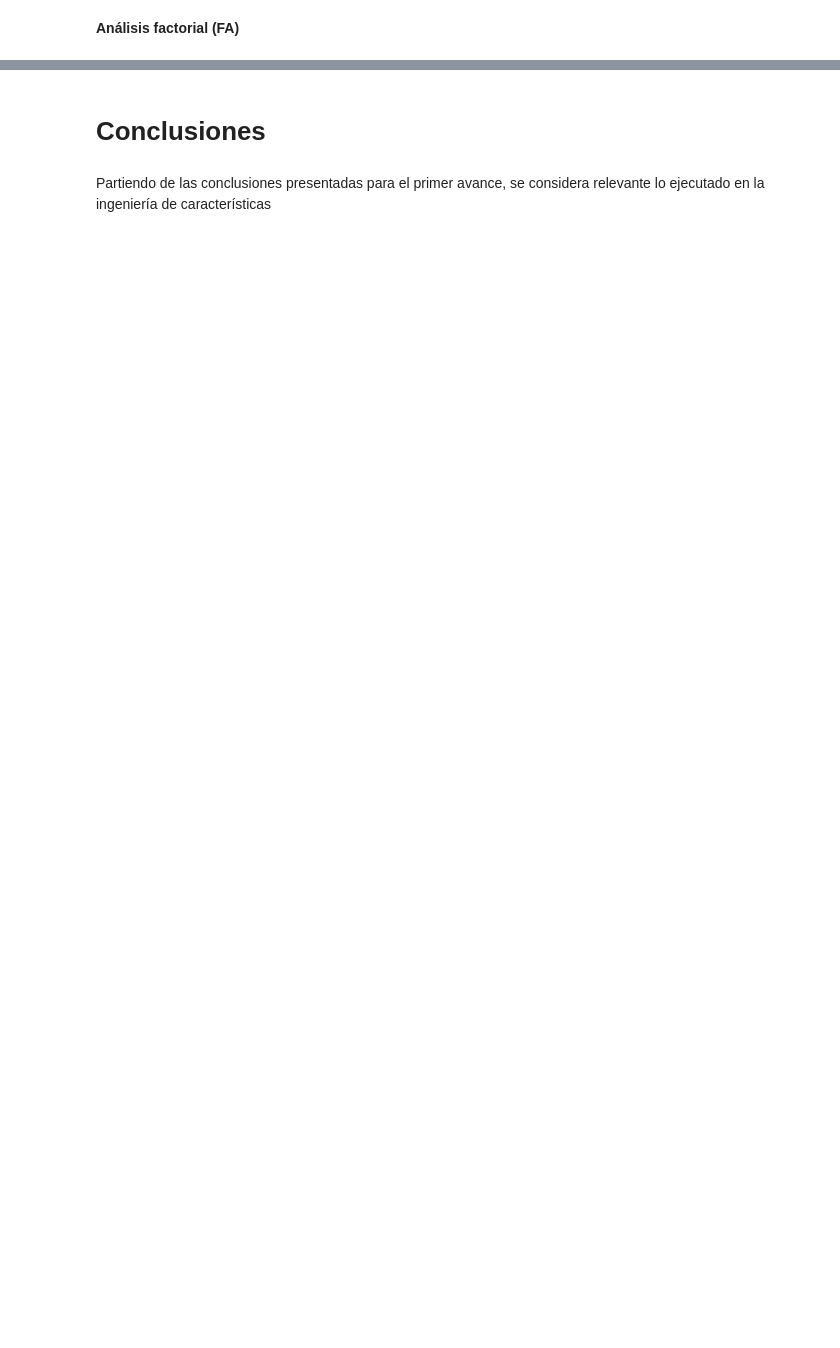
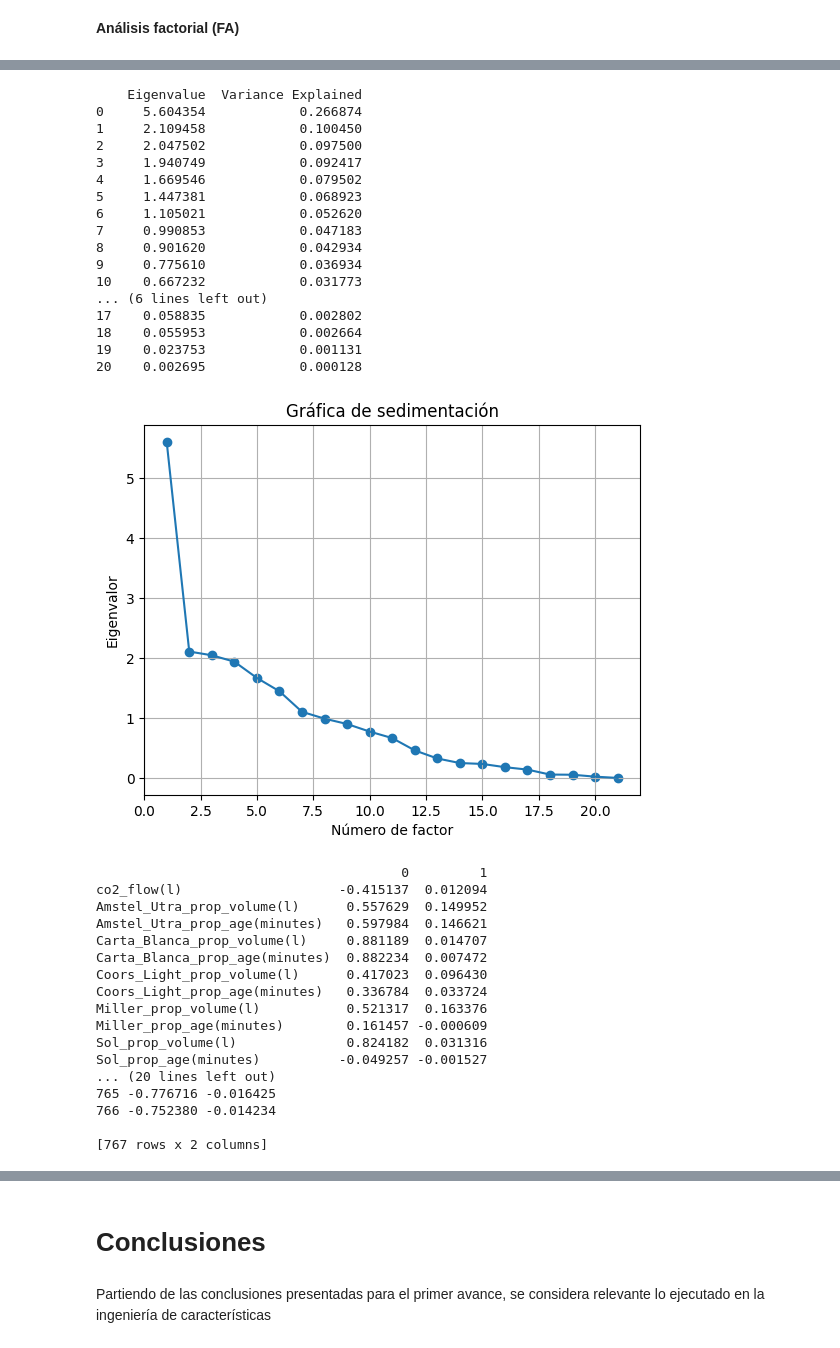
Before and after one commit to A01793469/CO2MassBalance_Equipo6, a Jupyter notebook: Avance2_Equipo6.ipynb, the cells around one changed output, grey strips where cells are left out. Cells and saved outputs as stored; diff of their text form; code cells hidden in the pictures; blank space fills up the shorter version.

```diff
--- a/Avance2_Equipo6.ipynb
+++ b/Avance2_Equipo6.ipynb
@@ -700,0 +731,70 @@ Varianza explicada por los factores: [0.88502329 0.78521098 0.7771657  0.0285706
+# %%
+from factor_analyzer import FactorAnalyzer
+
+# Seleccionar las columnas numéricas para aplicar Factor Analysis
+numerical_cols = [col for col in target_df.columns if 'prop_volume(l)' in col or 'prop_age(minutes)' in col or col == 'co2_flow(l)']
+fa_df = target_df[numerical_cols]
+
+# Estandarizar los datos
+x = StandardScaler().fit_transform(fa_df)
+
+# Aplicar FactorAnalyzer
+fa = FactorAnalyzer(n_factors=2, rotation='varimax')
+fa.fit(x)
+
+# Imprimir la varianza explicada por cada factor
+ev, v = fa.get_eigenvalues()
+print(pd.DataFrame({'Eigenvalue': ev, 'Variance Explained': ev / sum(ev)}))
+
+# Graficar la gráfica de sedimentación
+plt.scatter(range(1, fa_df.shape[1] + 1), ev)
+plt.plot(range(1, fa_df.shape[1] + 1), ev)
+plt.title('Gráfica de sedimentación')
+plt.xlabel('Número de factor')
+plt.ylabel('Eigenvalor')
+plt.grid()
+plt.show()
+
+# Obtener los loadings de los factores
+loadings = fa.loadings_
+print(pd.DataFrame(loadings, index=fa_df.columns))
+
+# Obtener los scores de los factores
+factor_scores = fa.transform(x)
+print(pd.DataFrame(factor_scores, columns=['Factor 1', 'Factor 2']))
+# %% [output]
+    Eigenvalue  Variance Explained
+0     5.604354            0.266874
+1     2.109458            0.100450
+2     2.047502            0.097500
+3     1.940749            0.092417
+4     1.669546            0.079502
+5     1.447381            0.068923
+6     1.105021            0.052620
+7     0.990853            0.047183
+8     0.901620            0.042934
+9     0.775610            0.036934
+10    0.667232            0.031773
+... (6 lines left out)
+17    0.058835            0.002802
+18    0.055953            0.002664
+19    0.023753            0.001131
+20    0.002695            0.000128
+[figure, added]
+                                       0         1
+co2_flow(l)                    -0.415137  0.012094
+Amstel_Utra_prop_volume(l)      0.557629  0.149952
+Amstel_Utra_prop_age(minutes)   0.597984  0.146621
+Carta_Blanca_prop_volume(l)     0.881189  0.014707
+Carta_Blanca_prop_age(minutes)  0.882234  0.007472
+Coors_Light_prop_volume(l)      0.417023  0.096430
+Coors_Light_prop_age(minutes)   0.336784  0.033724
+Miller_prop_volume(l)           0.521317  0.163376
+Miller_prop_age(minutes)        0.161457 -0.000609
+Sol_prop_volume(l)              0.824182  0.031316
+Sol_prop_age(minutes)          -0.049257 -0.001527
+... (20 lines left out)
+765 -0.776716 -0.016425
+766 -0.752380 -0.014234
+
+[767 rows x 2 columns]
```
Also changed, not shown: parts of 8 cells of this notebook.
